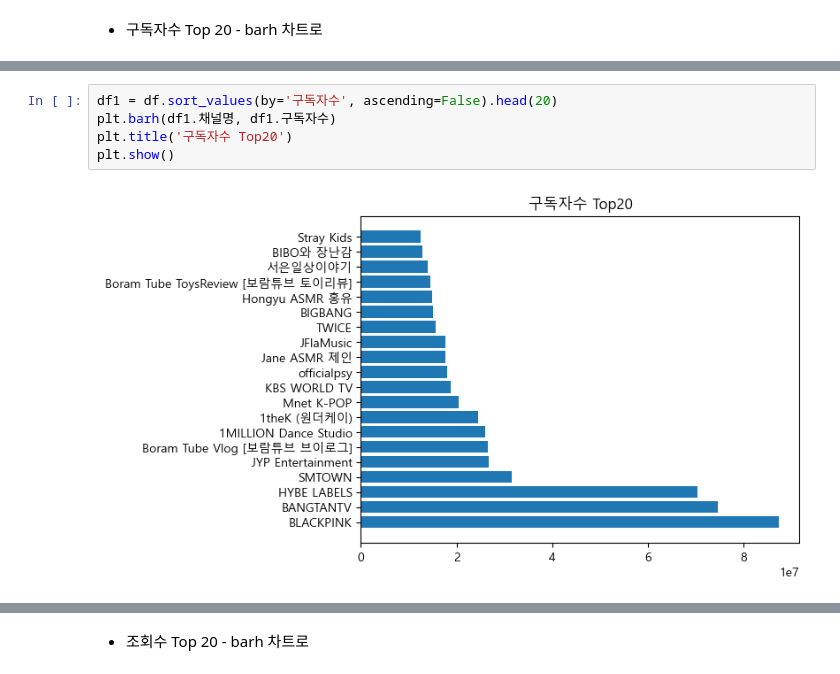
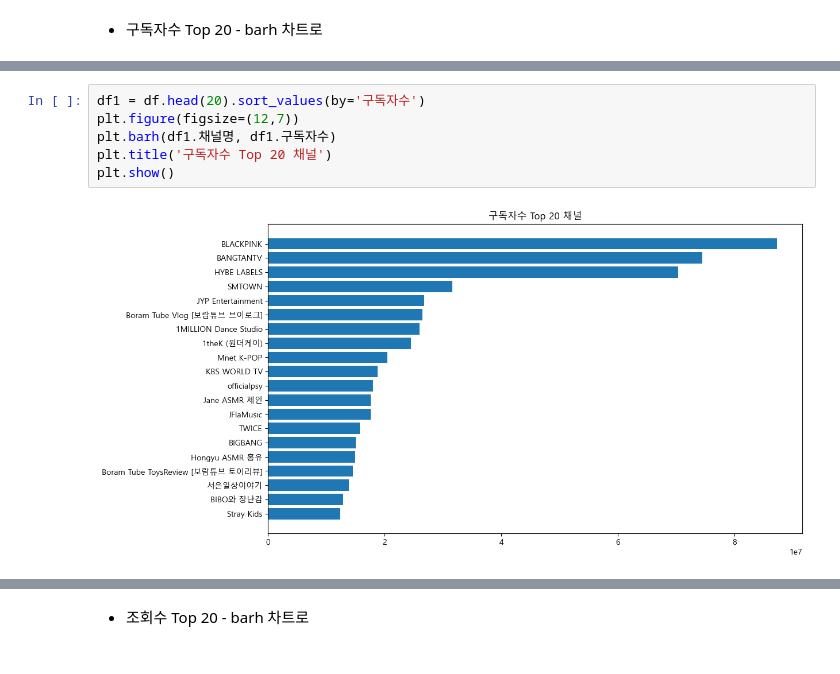
Before and after one commit to dlaudgh/DataAnalysis_Lecture_2023.04, a Jupyter notebook: 05.Crawling/13.YouTubeRanking시각화.ipynb, the cells around one changed output, grey strips where cells are left out. Saved outputs shown, nothing was run; the diff lists cells and outputs as text.

```diff
--- a/05.Crawling/13.YouTubeRanking시각화.ipynb
+++ b/05.Crawling/13.YouTubeRanking시각화.ipynb
@@ -20,7 +27,8 @@ df.head(3)
 # %%
-df1 = df.sort_values(by='구독자수', ascending=False).head(20)
+df1 = df.head(20).sort_values(by='구독자수')
+plt.figure(figsize=(12,7))
 plt.barh(df1.채널명, df1.구독자수)
-plt.title('구독자수 Top20')
+plt.title('구독자수 Top 20 채널')
 plt.show()
 # %% [output]
-[figure, old version]
+[figure, new version]
```
Also changed, not shown: parts of 9 cells of this notebook, 1 other file.
